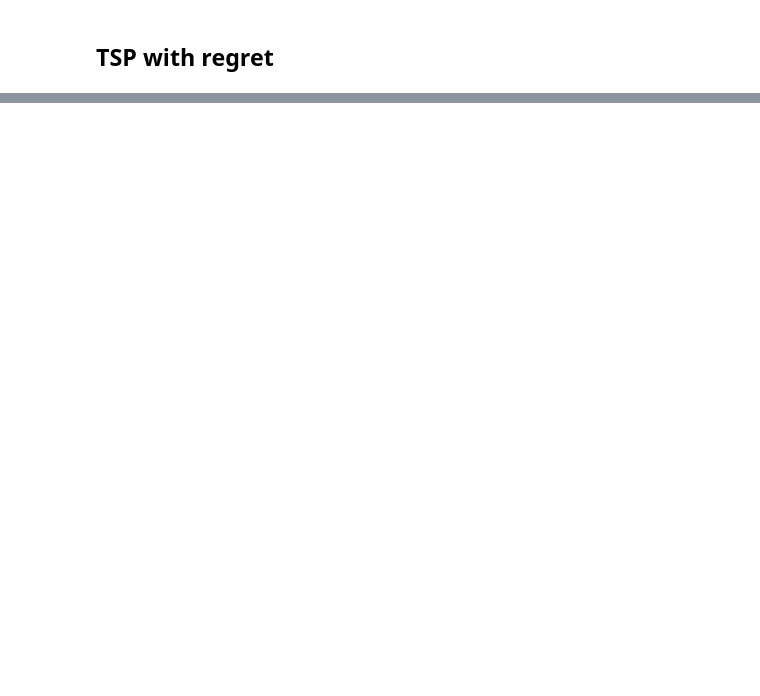
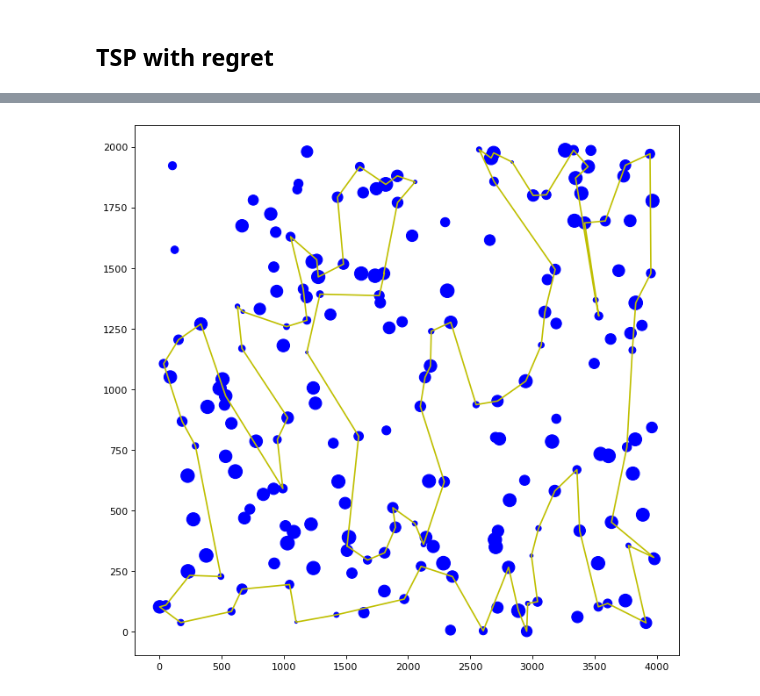
Before and after one commit to HubertRadom/EvolutionaryComputation, a Jupyter notebook: lab2/lab2.ipynb, the cells around one changed output, grey strips where cells are left out. Drawn from its saved outputs; the diff is of its cells as text; code cells hidden in the pictures; blank space fills up the shorter version.

```diff
--- a/lab2/lab2.ipynb
+++ b/lab2/lab2.ipynb
@@ -125,0 +155,6 @@ def test_solution(algorithm, cost_matrix, k):
+# %%
+cycle = tsp_regret(cost_matrix_A, 0, 100, k=2, weighted=True)
+# %%
+plot(data_A, cycle)
+# %% [output]
+[figure, added]
```
Also changed, not shown: parts of 42 cells of this notebook.
